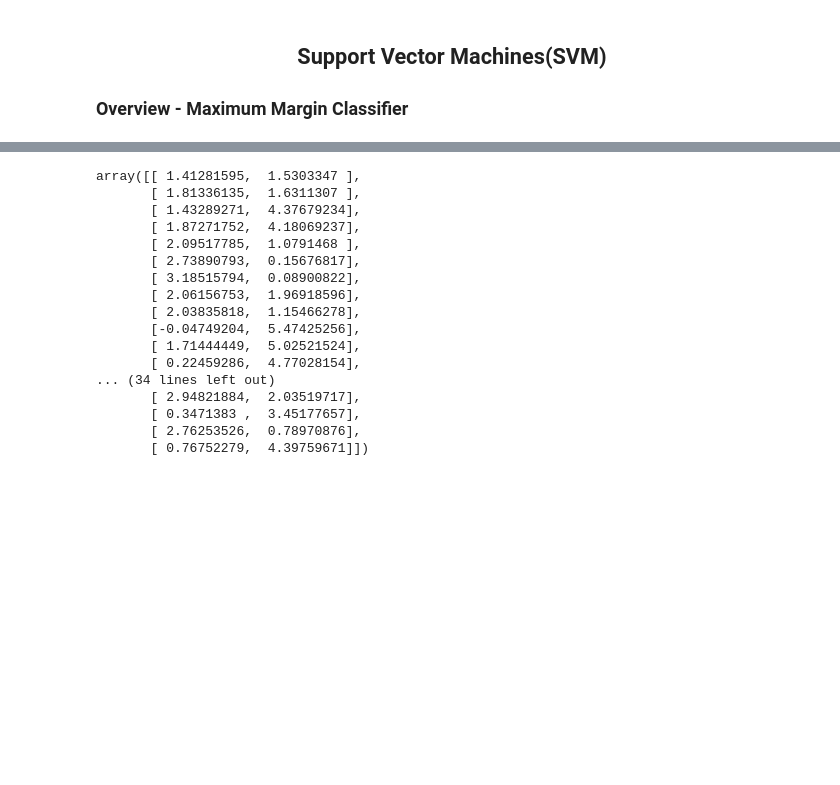
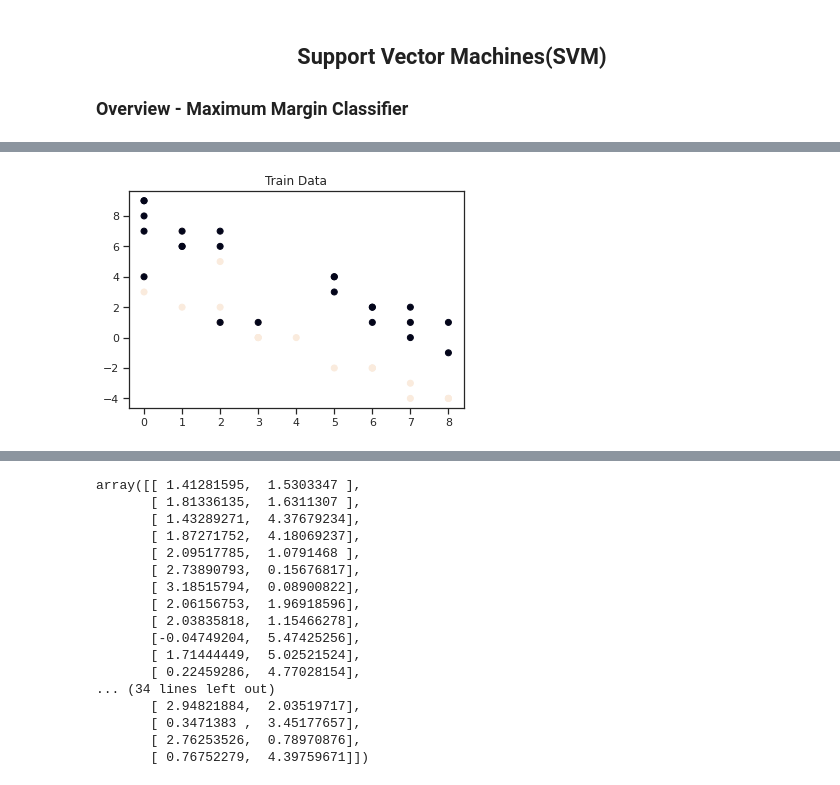
Before and after one commit to ehtisham-sadiq/Final-Year-Project-Material-, a Jupyter notebook: Week no 09/Support Vector Machine.ipynb, the cells around one changed output, grey strips where cells are left out. Saved outputs shown, nothing was run; the diff lists cells and outputs as text; code cells hidden in the pictures; blank space fills up the shorter version.

```diff
--- a/Week no 09/Support Vector Machine.ipynb
+++ b/Week no 09/Support Vector Machine.ipynb
@@ -192,0 +944,24 @@ Separating hyperplane can be considered as `street`. We are trying to maximise t
+# %%
+# train data
+sns.set_style("ticks")
+def ymxb(slope, intercept, x):
+    return slope * x + intercept
+
+
+def generate_linear_points(num_points, slope, line1_intercept, line2_intercept):
+    x1 = [random.randrange(start=0, stop=9) for i in range(num_points)]
+    x2 = [random.randrange(start=0, stop=9) for i in range(num_points)]
+    y1 = [ymxb(slope, line1_intercept, x) - random.randrange(start=1, stop=3) for x in x1]
+    y2 = [ymxb(slope, line2_intercept, x) + random.randrange(start=1, stop=4) for x in x2]
+    return np.c_[x1, y1], np.c_[x2, y2]
+
+num_points_correct = 20
+random.seed(21)
+X_pos, X_neg = generate_linear_points(num_points_correct, -1, 5, 6)
+
+# Generate mistaken points
+random.seed(22)
+num_points_misclass = 3
+x_pos, x_neg = generate_linear_points(num_points_misclass, -1, 5, 6)
+
+x_pos, x_neg
@@ -192,0 +975,6 @@ Separating hyperplane can be considered as `street`. We are trying to maximise t
+# %%
+# concatenate the 2 lists that are returned by the function, to pass in a single function
+X_pos = np.vstack([X_pos,x_neg])
+X_neg  = np.vstack([X_neg, x_pos])
+
+X_pos
@@ -192,0 +1019,9 @@ Separating hyperplane can be considered as `street`. We are trying to maximise t
+# %%
+# Concatenate the 2 together
+X = np.vstack([X_pos, X_neg])
+y = np.hstack([np.ones(num_points_correct + num_points_misclass ).T,
+               np.ones(num_points_correct + num_points_misclass).T *-1])
+plt.title("Train Data")
+plt.scatter(X[:, 0], X[:, 1], c = y);
+# %% [output]
+[figure, added]
```
Also changed, not shown: parts of 65 cells of this notebook, 18 other files.
